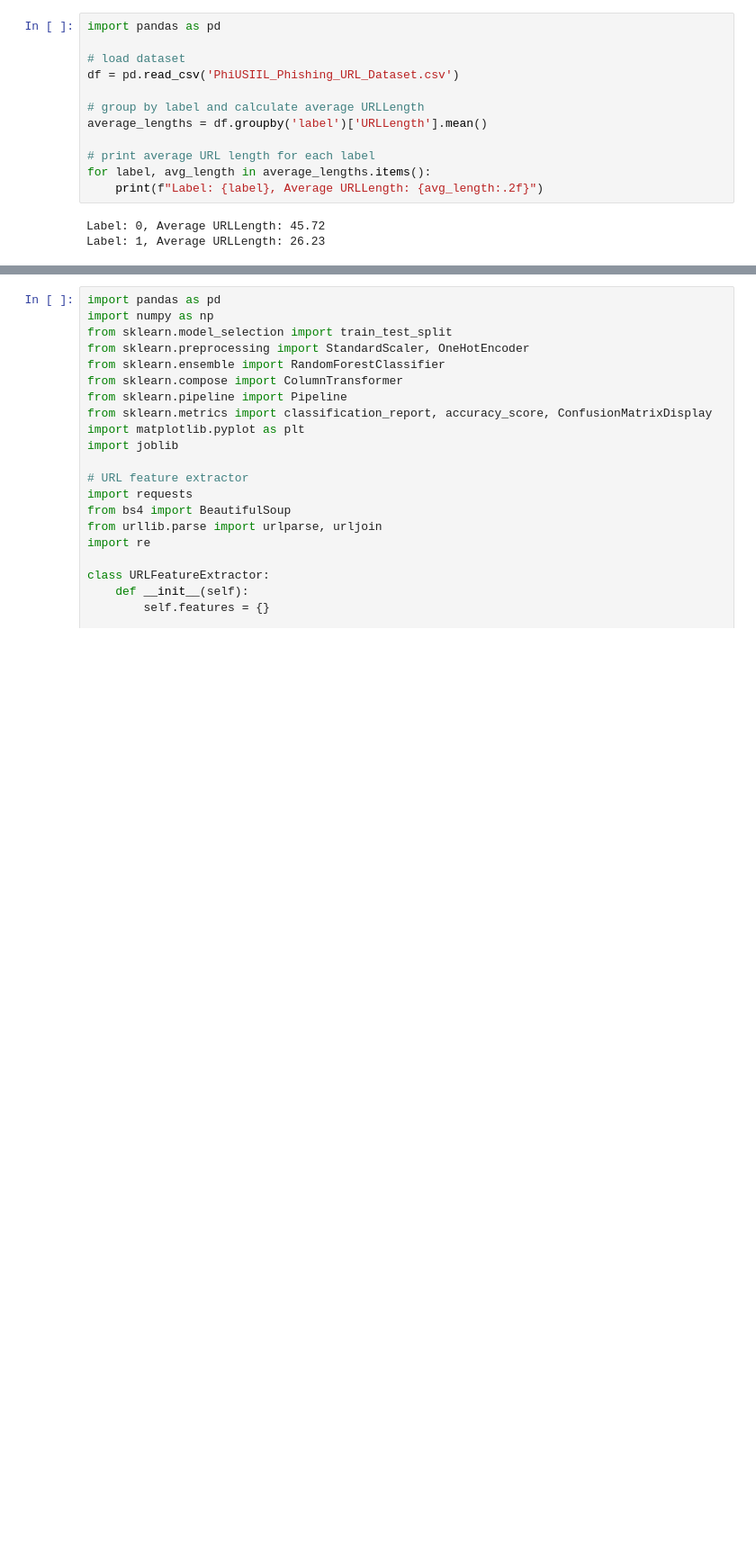
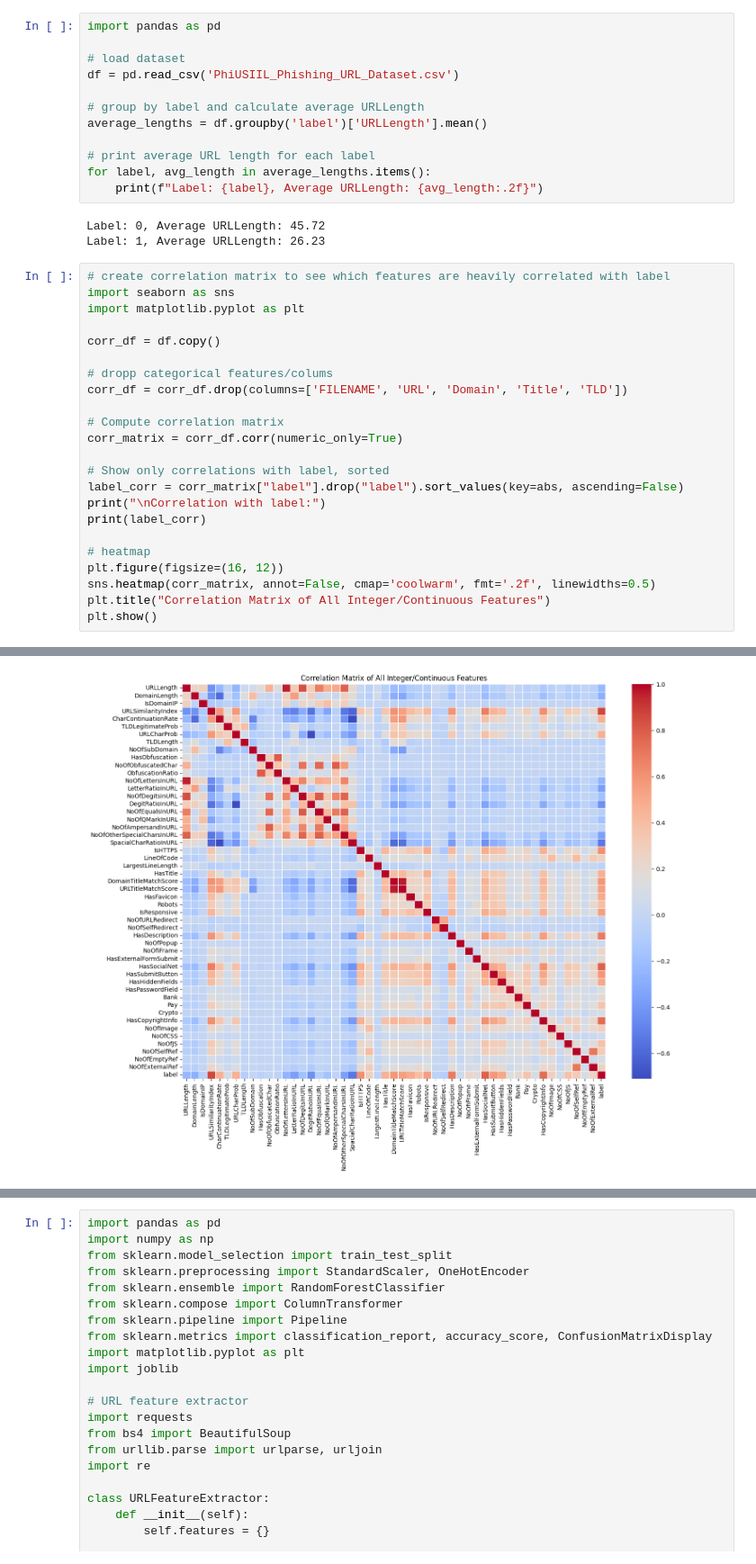
Before and after one commit to Xainax/CMPE255FinalProject, a Jupyter notebook: Updated_model.ipynb, the cells around one changed output, grey strips where cells are left out. Shown at 90% size. Saved outputs shown, nothing was run; the diff lists cells and outputs as text; blank space fills up the shorter version.

```diff
--- a/Updated_model.ipynb
+++ b/Updated_model.ipynb
@@ -13,3 +13,27 @@ for label, avg_length in average_lengths.items():
 # %% [output]
 Label: 0, Average URLLength: 45.72
 Label: 1, Average URLLength: 26.23
+# %%
+# create correlation matrix to see which features are heavily correlated with label
+import seaborn as sns
+import matplotlib.pyplot as plt
+
+corr_df = df.copy()
+
+# dropp categorical features/colums
+corr_df = corr_df.drop(columns=['FILENAME', 'URL', 'Domain', 'Title', 'TLD'])
+
+# Compute correlation matrix
+corr_matrix = corr_df.corr(numeric_only=True)
+
+# Show only correlations with label, sorted
+label_corr = corr_matrix["label"].drop("label").sort_values(key=abs, ascending=False)
+print("\nCorrelation with label:")
+print(label_corr)
+
+# heatmap
+plt.figure(figsize=(16, 12))
+sns.heatmap(corr_matrix, annot=False, cmap='coolwarm', fmt='.2f', linewidths=0.5)
+plt.title("Correlation Matrix of All Integer/Continuous Features")
+plt.show()
+# %% [output]
@@ -15,0 +57 @@ Label: 1, Average URLLength: 26.23
+[figure, added]
```
Also changed, not shown: parts of 11 cells of this notebook, 1 other file.
